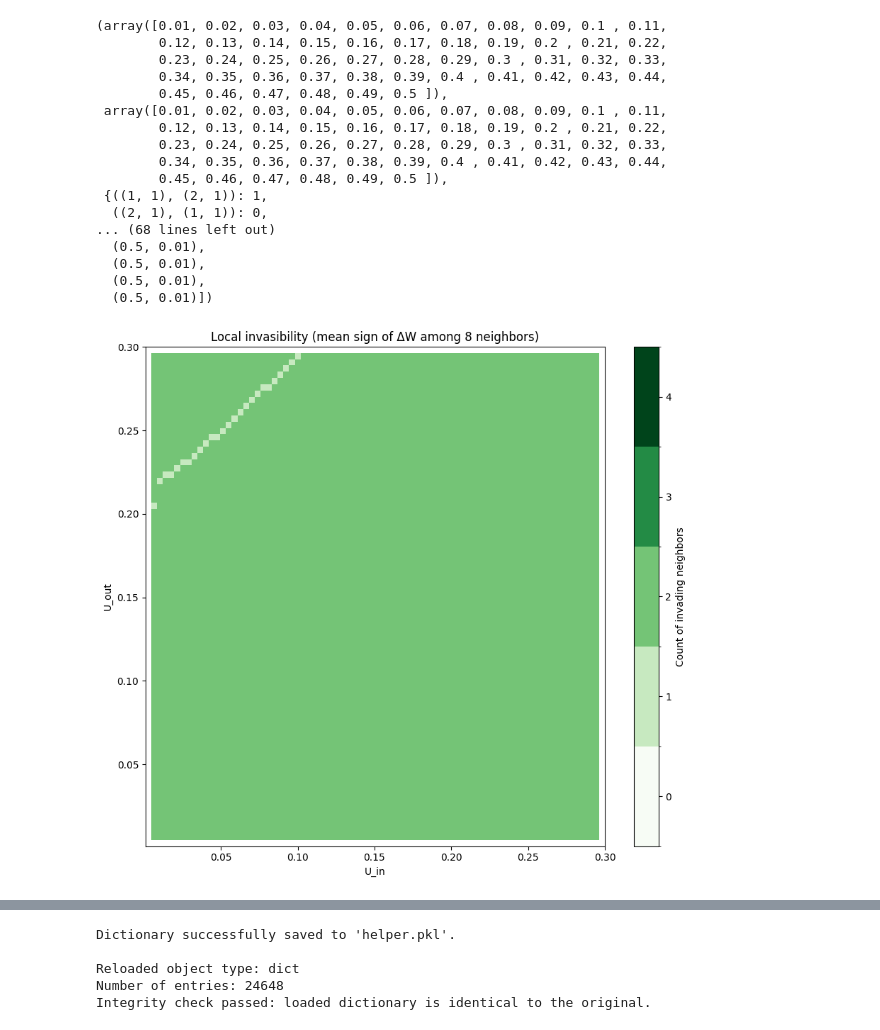
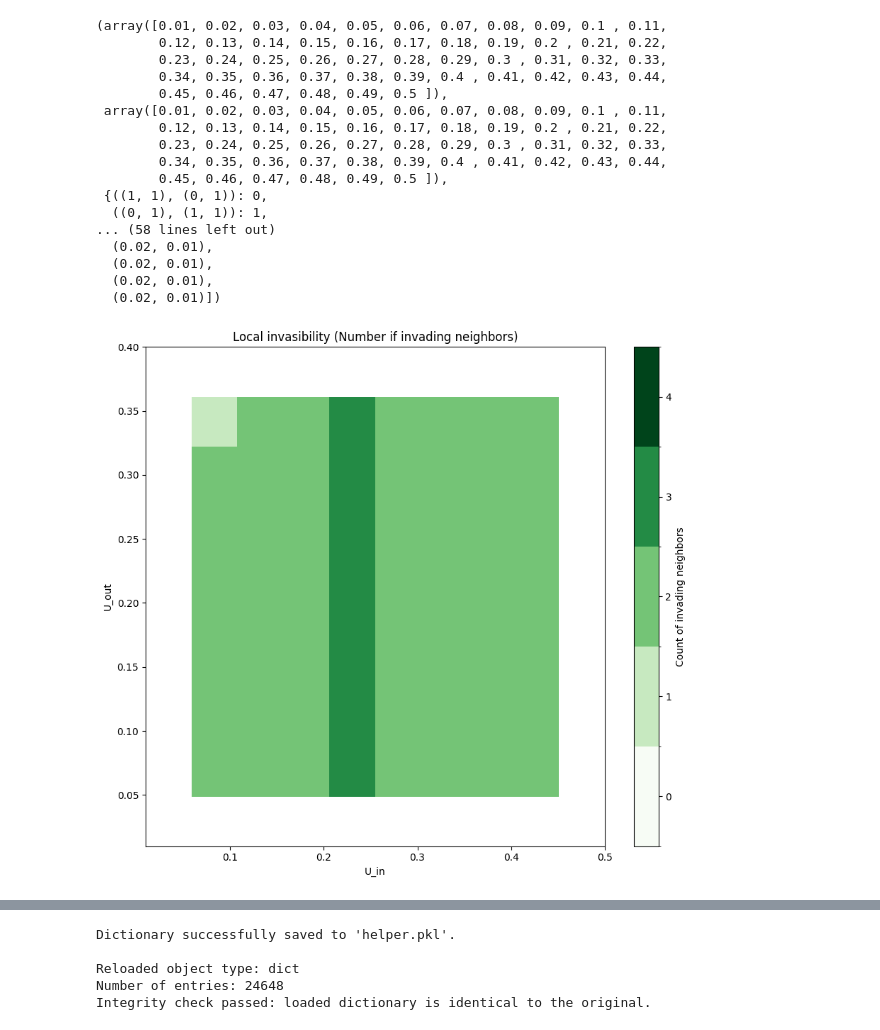
Before and after one commit to XaverWangerpohl/TwoSpeciesDormacy, a Jupyter notebook: invasion4.ipynb, the cells around one changed output, grey strips where cells are left out. Drawn from its saved outputs; the diff is of its cells as text; code cells hidden in the pictures.

```diff
--- a/invasion4.ipynb
+++ b/invasion4.ipynb
@@ -10,6 +10,13 @@ import warnings
 from tqdm import tqdm
 import re
 import random
+import pickle
+from pathlib import Path
+from typing import Any, Union
+import os
+import scipy.sparse as sp
+import scipy.sparse.linalg as spla
+from tqdm import trange
 
 
 # Example usage:
@@ -49,7 +56,7 @@ use_Z = False
 
 num_points = 100
 severity = 0.5
-cycles = 4000
+cycles = 2000
 extinction_rate = 50
 U_out = 0.05
 U_in = U_out
@@ -154,7 +159,7 @@ def local_invasibility_path(
 
     return U_in_vals, U_out_vals, deltas, path_coords
 # %%
-local_invasibility_path(
+b = local_invasibility_path(
     V0, W0, Y0,
     W_birth, Y_birth, W_death, Y_death,
     Z_in, Z_out,
@@ -179,27 +184,27 @@ local_invasibility_path(
         0.23, 0.24, 0.25, 0.26, 0.27, 0.28, 0.29, 0.3 , 0.31, 0.32, 0.33,
         0.34, 0.35, 0.36, 0.37, 0.38, 0.39, 0.4 , 0.41, 0.42, 0.43, 0.44,
         0.45, 0.46, 0.47, 0.48, 0.49, 0.5 ]),
- {((1, 1), (2, 1)): 1,
-  ((2, 1), (1, 1)): 0,
-... (68 lines left out)
-  (0.5, 0.01),
-  (0.5, 0.01),
-  (0.5, 0.01),
-  (0.5, 0.01)])
+ {((1, 1), (0, 1)): 0,
+  ((0, 1), (1, 1)): 1,
+... (58 lines left out)
+  (0.02, 0.01),
+  (0.02, 0.01),
+  (0.02, 0.01),
+  (0.02, 0.01)])
 # %%
 x = local_invasibility_heatmap(
     V0, W0, Y0,
     W_birth, Y_birth, W_death, Y_death,
     Z_in, Z_out,
     extinction_rate, dt,
     use_X, use_Z,
     cycles, severity,
-    grid_size=80,
-    U_in_min  = 0.001,
-    U_in_max  = 0.3,
-    U_out_min  = 0.001,
-    U_out_max  = 0.3
+    grid_size=10,
+    U_in_min  = 0.01,
+    U_in_max  = 0.5,
+    U_out_min  = 0.01,
+    U_out_max  = 0.4
 
 )
 # %% [output]
-[figure, old version]
+[figure, new version]
```
Also changed, not shown: parts of 14 cells of this notebook, 48 other files.
